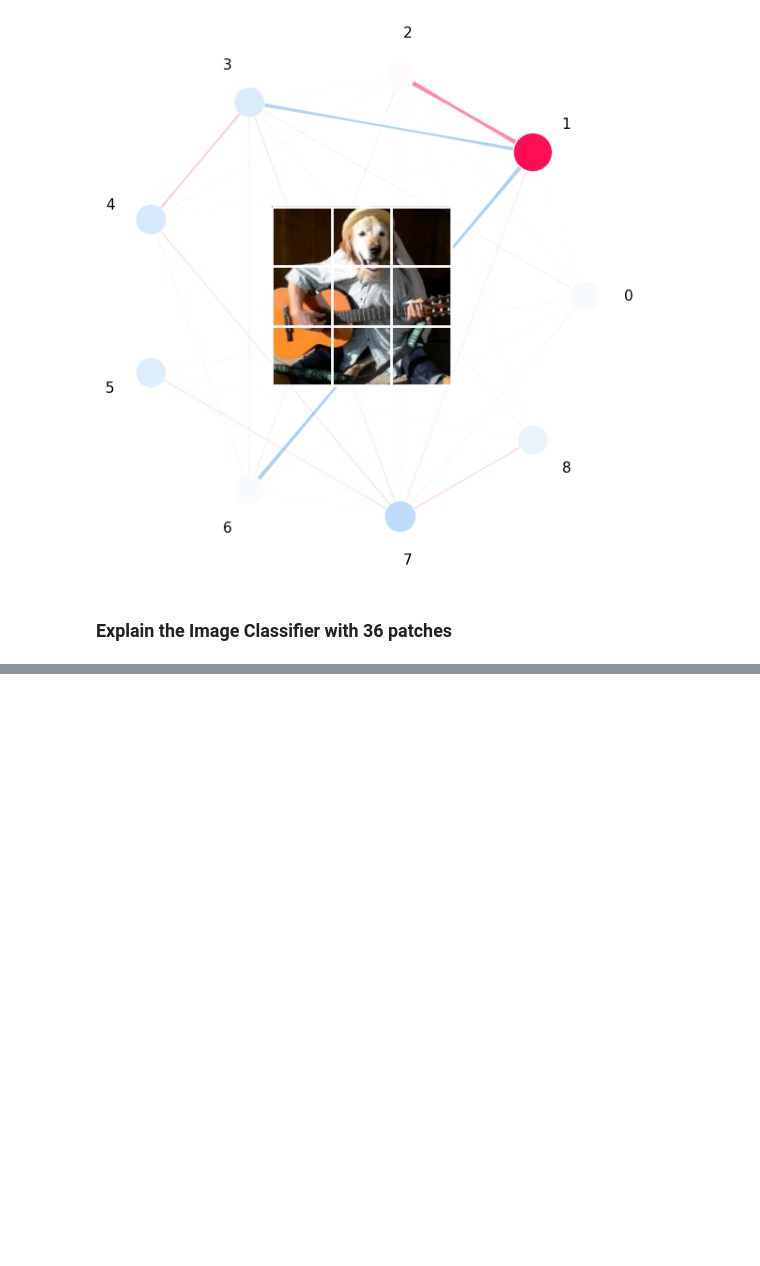
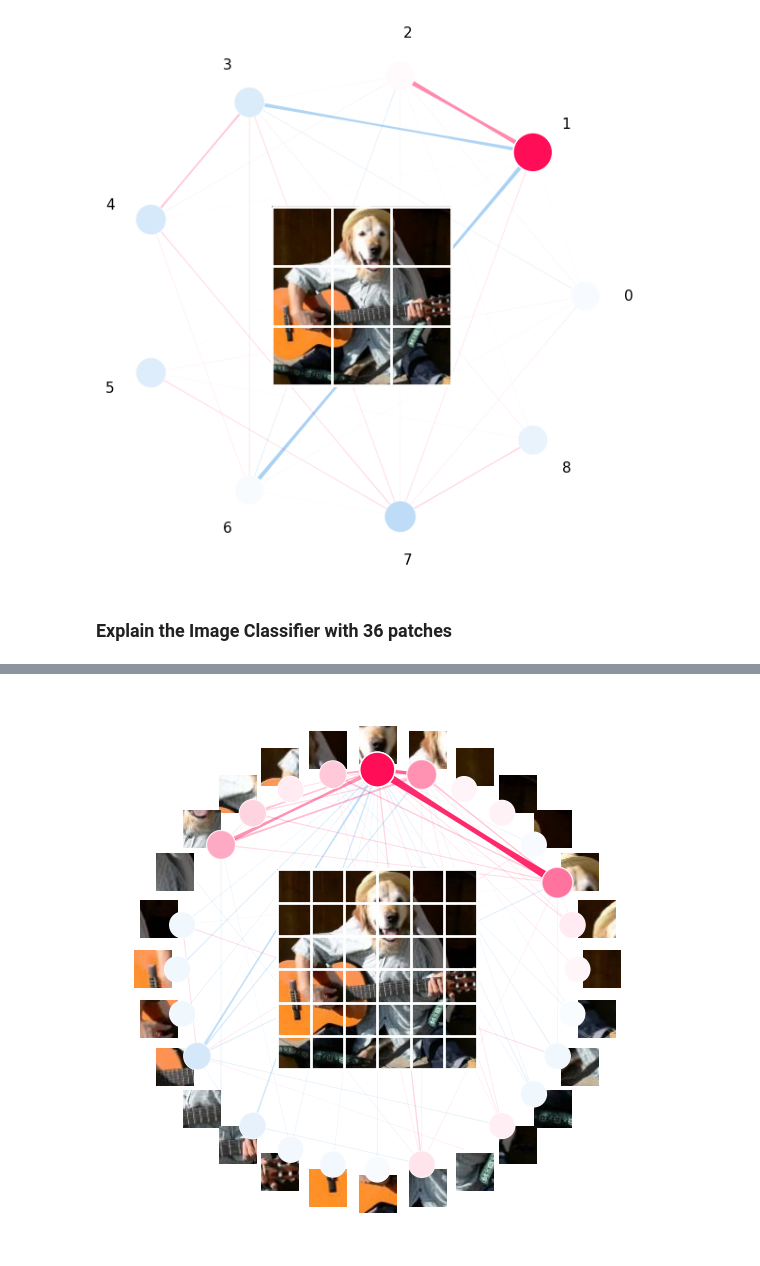
Before and after one commit to FabianK-Dev/shapiq, a Jupyter notebook: docs/source/notebooks/vision_notebooks/vision_transformer.ipynb, the cells around one changed output, grey strips where cells are left out. Saved outputs shown, nothing was run; the diff lists cells and outputs as text; code cells hidden in the pictures; blank space fills up the shorter version.

```diff
--- a/docs/source/notebooks/vision_notebooks/vision_transformer.ipynb
+++ b/docs/source/notebooks/vision_notebooks/vision_transformer.ipynb
@@ -156,0 +155,7 @@ WARNING:matplotlib.axes._base:Ignoring fixed y limits to fulfill fixed data aspe
+# %%
+# For 36 patches, consider using order 1 for simpler explanations
+scalable_approximator = shapiq.ProxySPEX(
+    n=big_game.n_players, max_order=2, index="SII"
+)  # Here we use max order=2,
+large_sii = scalable_approximator.approximate(budget=900, game=big_game)
+print(large_sii)
@@ -156,0 +178,9 @@ WARNING:matplotlib.axes._base:Ignoring fixed y limits to fulfill fixed data aspe
+# %%
+# draw the plot
+large_sii.plot_network(
+    center_image=center_image,
+    center_image_size=0.5,
+    feature_image_patches=patches,
+    feature_image_patches_size=0.08,
+)
+# %% [output]
@@ -156,0 +188 @@ WARNING:matplotlib.axes._base:Ignoring fixed y limits to fulfill fixed data aspe
+[figure, added]
```
Also changed, not shown: parts of 6 cells of this notebook, 6 other files.
